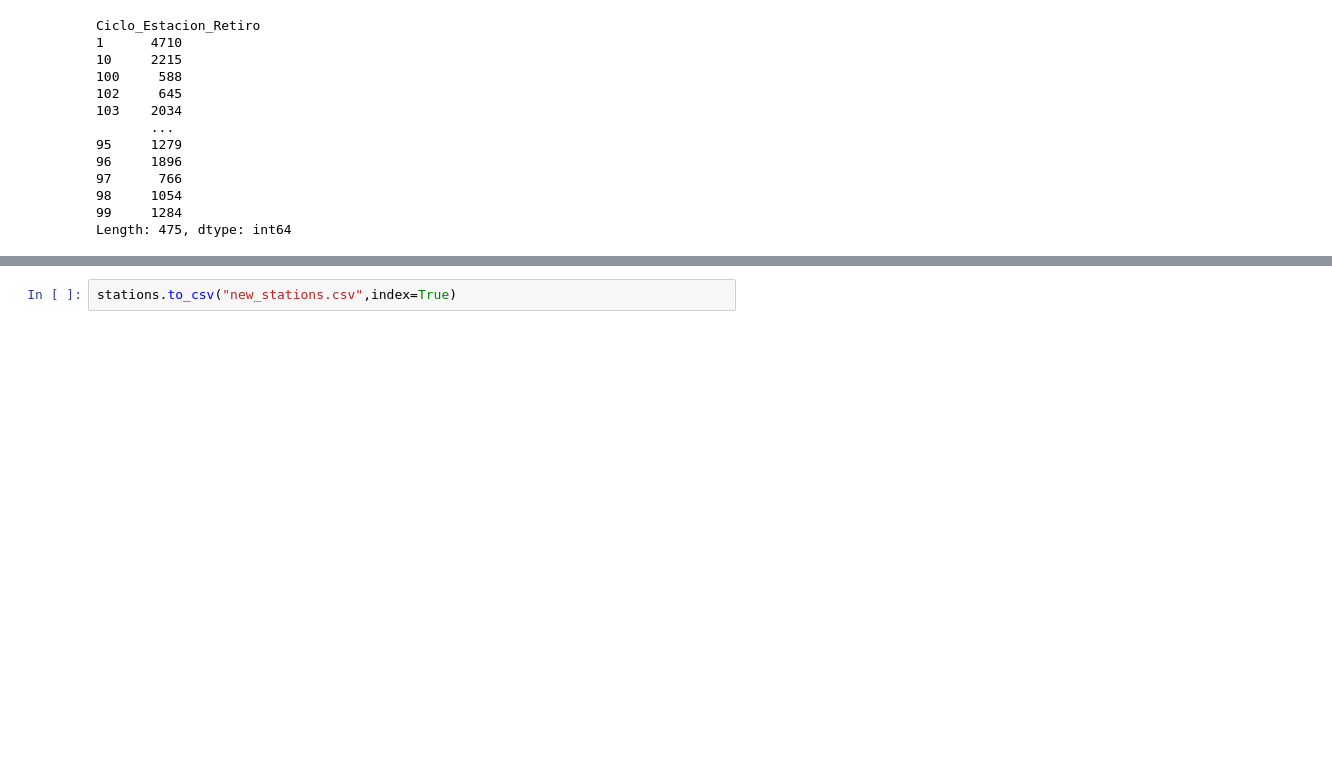
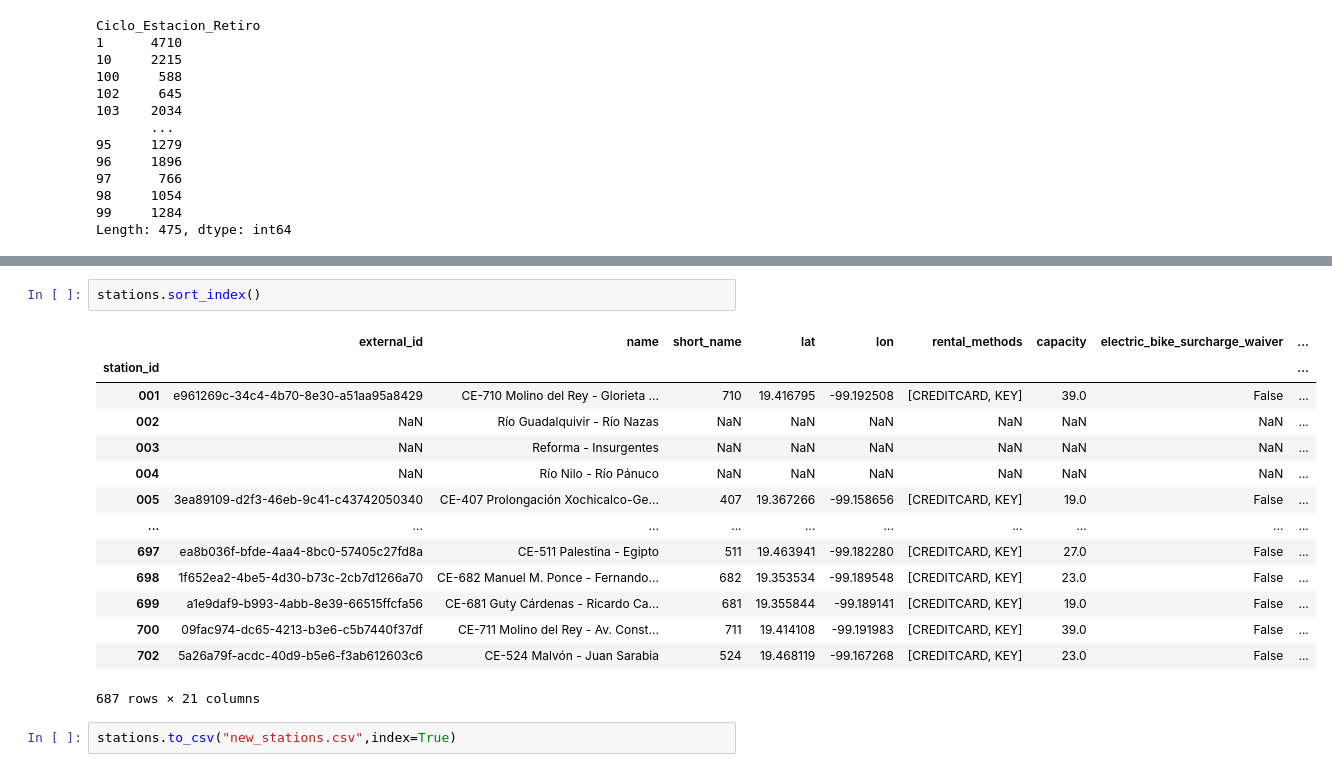
Before and after one commit to Bernacho/EcoBici, a Jupyter notebook: upload_data.ipynb, the cells around one changed output, grey strips where cells are left out. Saved outputs shown, nothing was run; the diff lists cells and outputs as text; blank space fills up the shorter version.

```diff
--- a/upload_data.ipynb
+++ b/upload_data.ipynb
@@ -208,3 +232,20 @@ KeyError: '2'
+# %%
+stations.sort_index()
+# %% [output]
+|  | external_id | name | short_name | lat | lon | rental_methods | capacity | electric_bike_surcharge_waiver | ... |
+| station_id |  |  |  |  |  |  |  |  | ... |
+| 001 | e961269c-34c4-4b70-8e30-a51aa95a8429 | CE-710 Molino del Rey - Glorieta ... | 710 | 19.416795 | -99.192508 | [CREDITCARD, KEY] | 39.0 | False | ... |
+| 002 | NaN | Río Guadalquivir - Río Nazas | NaN | NaN | NaN | NaN | NaN | NaN | ... |
+| 003 | NaN | Reforma - Insurgentes | NaN | NaN | NaN | NaN | NaN | NaN | ... |
+| 004 | NaN | Río Nilo - Río Pánuco | NaN | NaN | NaN | NaN | NaN | NaN | ... |
+| 005 | 3ea89109-d2f3-46eb-9c41-c43742050340 | CE-407 Prolongación Xochicalco-Ge... | 407 | 19.367266 | -99.158656 | [CREDITCARD, KEY] | 19.0 | False | ... |
+| ... | ... | ... | ... | ... | ... | ... | ... | ... | ... |
+| 697 | ea8b036f-bfde-4aa4-8bc0-57405c27fd8a | CE-511 Palestina - Egipto | 511 | 19.463941 | -99.182280 | [CREDITCARD, KEY] | 27.0 | False | ... |
+| 698 | 1f652ea2-4be5-4d30-b73c-2cb7d1266a70 | CE-682 Manuel M. Ponce - Fernando... | 682 | 19.353534 | -99.189548 | [CREDITCARD, KEY] | 23.0 | False | ... |
+| 699 | a1e9daf9-b993-4abb-8e39-66515ffcfa56 | CE-681 Guty Cárdenas - Ricardo Ca... | 681 | 19.355844 | -99.189141 | [CREDITCARD, KEY] | 19.0 | False | ... |
+| 700 | 09fac974-dc65-4213-b3e6-c5b7440f37df | CE-711 Molino del Rey - Av. Const... | 711 | 19.414108 | -99.191983 | [CREDITCARD, KEY] | 39.0 | False | ... |
+| 702 | 5a26a79f-acdc-40d9-b5e6-f3ab612603c6 | CE-524 Malvón - Juan Sarabia | 524 | 19.468119 | -99.167268 | [CREDITCARD, KEY] | 23.0 | False | ... |
+687 rows × 21 columns
 # %%
 stations.to_csv("new_stations.csv",index=True)
 # %%
```
Also changed, not shown: parts of 5 cells of this notebook, 2 other files.
